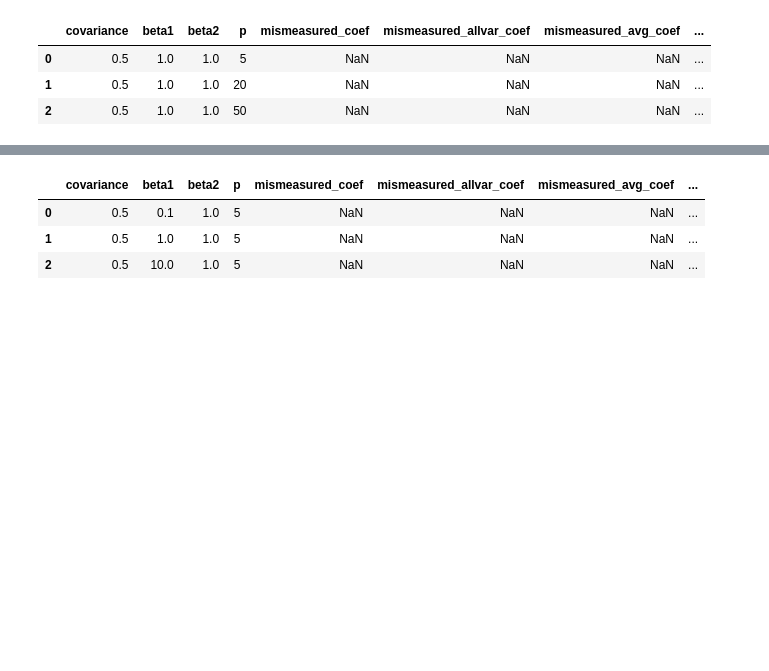
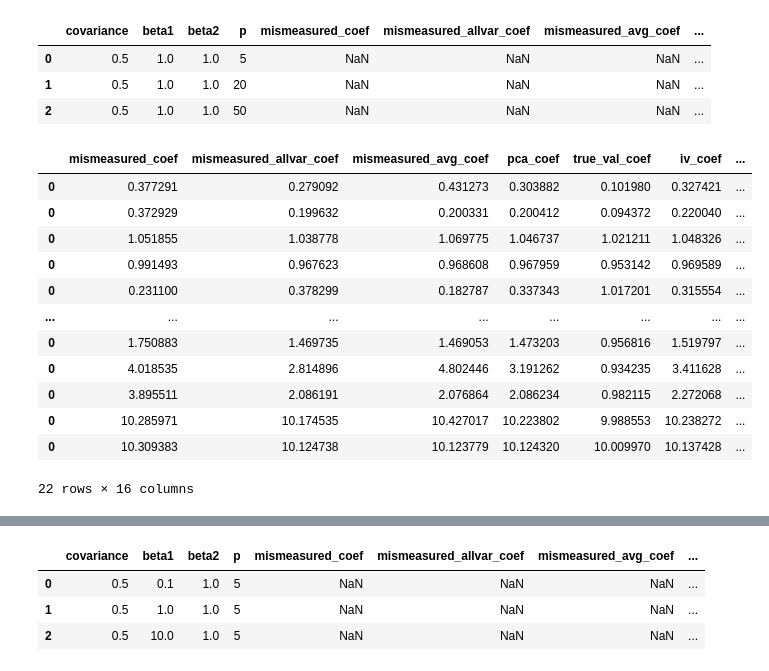
Before and after one commit to ijyliu/ECMA-31330-Project, a Jupyter notebook: Source/Simulations/PCA on Covariates 20210526.ipynb, the cells around one changed output, grey strips where cells are left out. Saved outputs shown, nothing was run; the diff lists cells and outputs as text; code cells hidden in the pictures; blank space fills up the shorter version.

```diff
--- a/Source/Simulations/PCA on Covariates 20210526.ipynb
+++ b/Source/Simulations/PCA on Covariates 20210526.ipynb
@@ -324,3 +324,19 @@ def Minimal_Latex(dataframe, filename, index = False):
 # %%
 coef_names_mapper = {'mismeasured_coef':'Single Measurement', 'mismeasured_allvar_coef':'All Measurements', 'pca_coef':'PCA', 'mismeasured_avg_coef':'Average of Measurements', 'iv_coef':'Instrumental Variable'}
 ape_names_mapper = {'mismeasured_coef_ape':'Single Measurement', 'mismeasured_allvar_coef_ape':'All Measurements', 'pca_ape':'PCA', 'mismeasured_avg_coef_ape':'Average of Measurements', 'iv_coef_ape':'Instrumental Variable'}
+# %%
+output
+# %% [output]
+|  | mismeasured_coef | mismeasured_allvar_coef | mismeasured_avg_coef | pca_coef | true_val_coef | iv_coef | ... |
+| 0 | 0.377291 | 0.279092 | 0.431273 | 0.303882 | 0.101980 | 0.327421 | ... |
+| 0 | 0.372929 | 0.199632 | 0.200331 | 0.200412 | 0.094372 | 0.220040 | ... |
+| 0 | 1.051855 | 1.038778 | 1.069775 | 1.046737 | 1.021211 | 1.048326 | ... |
+| 0 | 0.991493 | 0.967623 | 0.968608 | 0.967959 | 0.953142 | 0.969589 | ... |
+| 0 | 0.231100 | 0.378299 | 0.182787 | 0.337343 | 1.017201 | 0.315554 | ... |
+| ... | ... | ... | ... | ... | ... | ... | ... |
+| 0 | 1.750883 | 1.469735 | 1.469053 | 1.473203 | 0.956816 | 1.519797 | ... |
+| 0 | 4.018535 | 2.814896 | 4.802446 | 3.191262 | 0.934235 | 3.411628 | ... |
+| 0 | 3.895511 | 2.086191 | 2.076864 | 2.086234 | 0.982115 | 2.272068 | ... |
+| 0 | 10.285971 | 10.174535 | 10.427017 | 10.223802 | 9.988553 | 10.238272 | ... |
+| 0 | 10.309383 | 10.124738 | 10.123779 | 10.124320 | 10.009970 | 10.137428 | ... |
+22 rows × 16 columns
```
Also changed, not shown: parts of 17 cells of this notebook, 15 other files.
